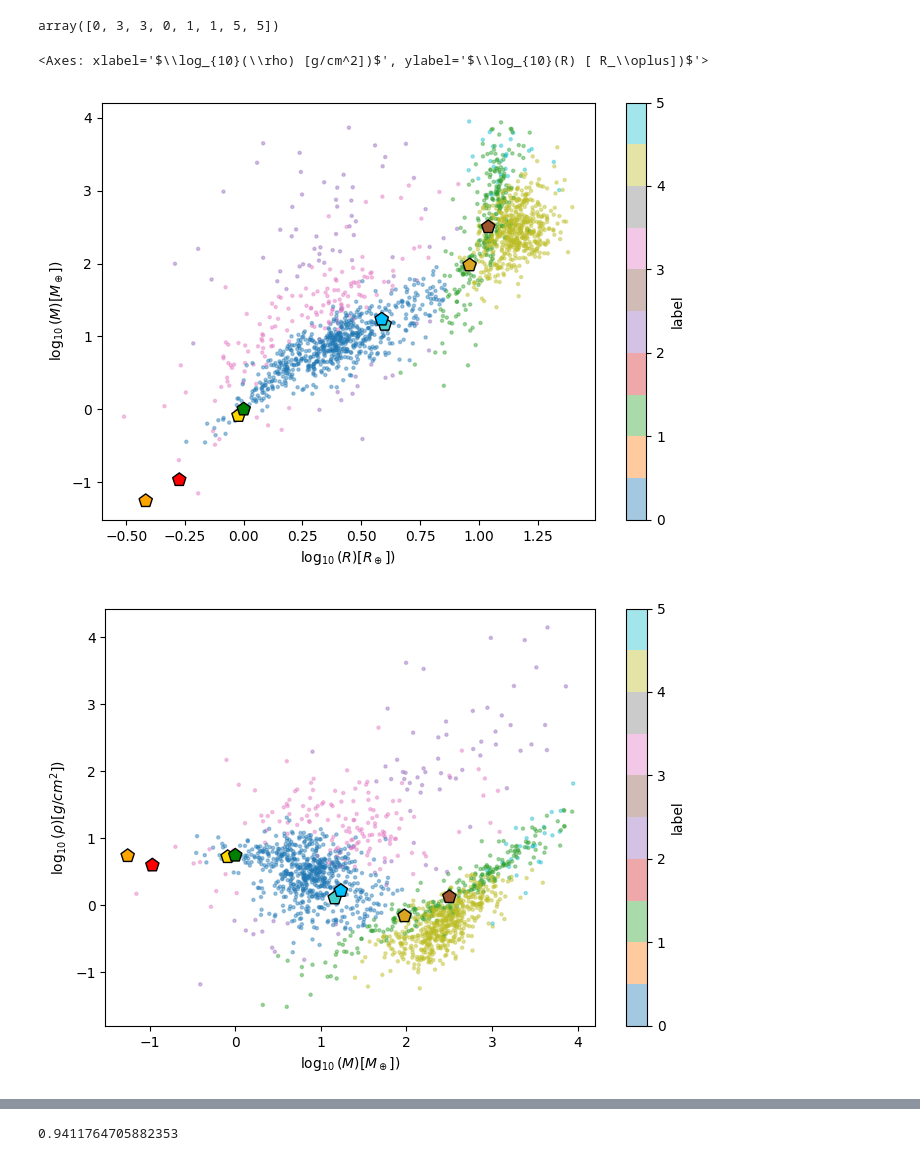
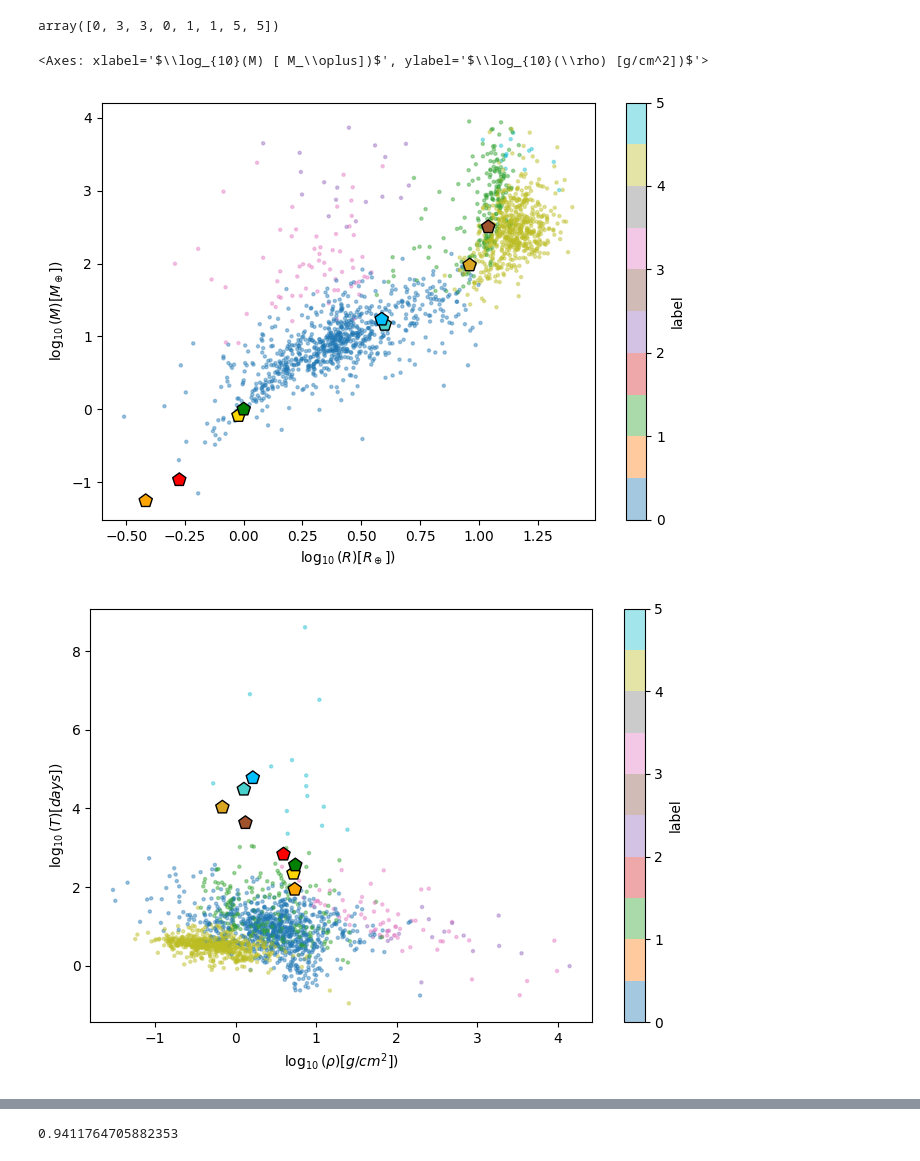
Before and after one commit to CosmicHitchhiker/ds_astro_2026s, a Jupyter notebook: ex6/exercise6.ipynb, the cells around one changed output, grey strips where cells are left out. Cells and saved outputs as stored; diff of their text form; code cells hidden in the pictures.

```diff
--- a/ex6/exercise6.ipynb
+++ b/ex6/exercise6.ipynb
@@ -199,9 +203,10 @@ array([0, 3, 3, 0, 1, 1, 5, 5])
 y_train_all = knn.predict(log_data)
 # %%
 plot_results(y_train_all, log_data, ss_log, 0, 1, lables_array, norm_koeffs=norm_koeffs)
+plot_results(y_train_all, log_data, ss_log, 2, 3, lables_array, norm_koeffs=norm_koeffs)
+plot_results(y_train_all, log_data, ss_log, 3, 0, lables_array, norm_koeffs=norm_koeffs)
 plot_results(y_train_all, log_data, ss_log, 1, 2, lables_array, norm_koeffs=norm_koeffs)
-plot_results(y_train_all, log_data, ss_log, 2, 0, lables_array, norm_koeffs=norm_koeffs)
 # %% [output]
-<Axes: xlabel='$\\log_{10}(\\rho) [g/cm^2])$', ylabel='$\\log_{10}(R) [ R_\\oplus])$'>
+<Axes: xlabel='$\\log_{10}(M) [ M_\\oplus])$', ylabel='$\\log_{10}(\\rho) [g/cm^2])$'>
-[figure, old version]
+[figure, new version]
-[figure, old version]
+[figure, new version]
```
Also changed, not shown: parts of 4 cells of this notebook, 6 other files.
